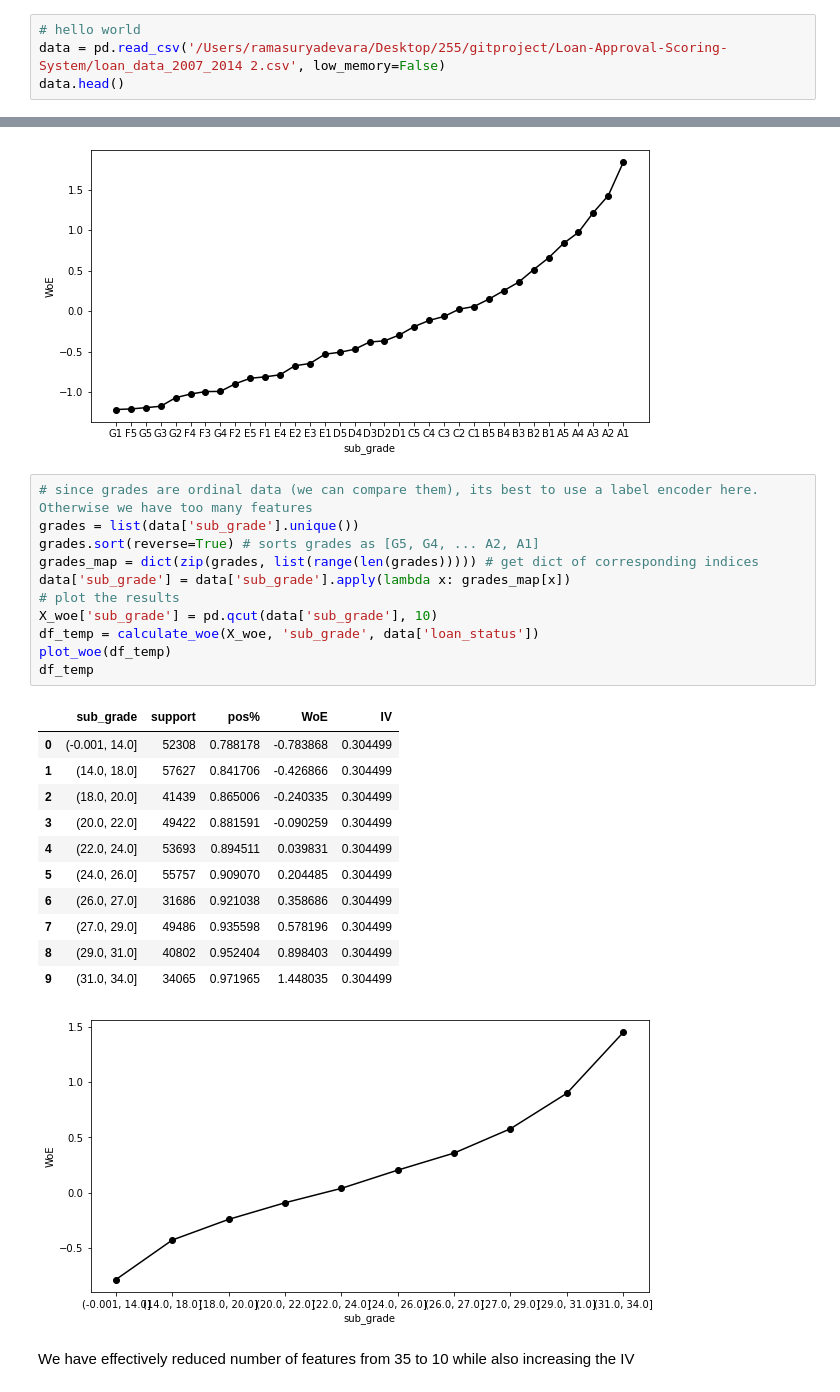
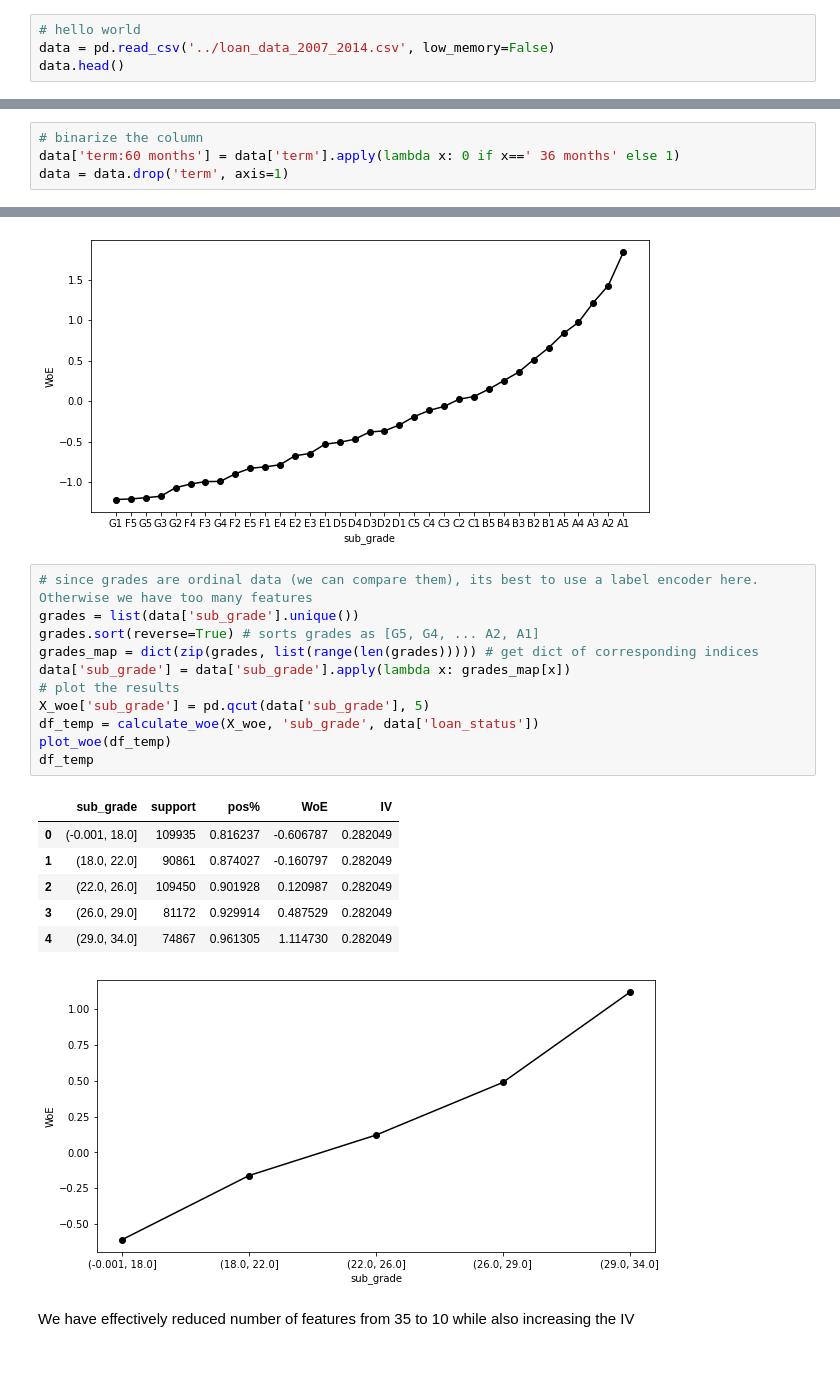
Before and after one commit to Ach113/Loan-Approval-Scoring-System, a Jupyter notebook: LoanApprovalScoring.ipynb, the cells around one changed output, grey strips where cells are left out. Saved outputs shown, nothing was run; the diff lists cells and outputs as text; blank space fills up the shorter version.

```diff
--- a/LoanApprovalScoring.ipynb
+++ b/LoanApprovalScoring.ipynb
@@ -7,6 +10,6 @@ import seaborn as sns
 # %%
 # hello world
-data = pd.read_csv('/Users/ramasuryadevara/Desktop/255/gitproject/Loan-Approval-Scoring-System/loan_data_2007_2014 2.csv', low_memory=False)
+data = pd.read_csv('../loan_data_2007_2014.csv', low_memory=False)
 data.head()
 # %% [output]
 |  | id | member_id | loan_amnt | funded_amnt | funded_amnt_inv | term | int_rate | installment | grade | ... |
@@ -123,6 +132,10 @@ df_temp
 | 0 | 60 months | 128332 | 0.858508 | -0.294894 | 0.03886 |
 | 1 | 36 months | 337953 | 0.902915 | 0.132203 | 0.03886 |
 [figure]
+# %%
+# binarize the column
+data['term:60 months'] = data['term'].apply(lambda x: 0 if x==' 36 months' else 1)
+data = data.drop('term', axis=1)
 # %% [markdown]
 ### int_rate
 # %%
@@ -193,27 +206,22 @@ df_temp
 # %%
 # since grades are ordinal data (we can compare them), its best to use a label encoder here. Otherwise we have too many features
 grades = list(data['sub_grade'].unique())
 grades.sort(reverse=True) # sorts grades as [G5, G4, ... A2, A1]
 grades_map = dict(zip(grades, list(range(len(grades))))) # get dict of corresponding indices
 data['sub_grade'] = data['sub_grade'].apply(lambda x: grades_map[x])
 # plot the results
-X_woe['sub_grade'] = pd.qcut(data['sub_grade'], 10)
+X_woe['sub_grade'] = pd.qcut(data['sub_grade'], 5)
 df_temp = calculate_woe(X_woe, 'sub_grade', data['loan_status'])
 plot_woe(df_temp)
 df_temp
 # %% [output]
 |  | sub_grade | support | pos% | WoE | IV |
-| 0 | (-0.001, 14.0] | 52308 | 0.788178 | -0.783868 | 0.304499 |
-| 1 | (14.0, 18.0] | 57627 | 0.841706 | -0.426866 | 0.304499 |
-| 2 | (18.0, 20.0] | 41439 | 0.865006 | -0.240335 | 0.304499 |
-| 3 | (20.0, 22.0] | 49422 | 0.881591 | -0.090259 | 0.304499 |
-| 4 | (22.0, 24.0] | 53693 | 0.894511 | 0.039831 | 0.304499 |
-| 5 | (24.0, 26.0] | 55757 | 0.909070 | 0.204485 | 0.304499 |
-| 6 | (26.0, 27.0] | 31686 | 0.921038 | 0.358686 | 0.304499 |
-| 7 | (27.0, 29.0] | 49486 | 0.935598 | 0.578196 | 0.304499 |
-| 8 | (29.0, 31.0] | 40802 | 0.952404 | 0.898403 | 0.304499 |
-| 9 | (31.0, 34.0] | 34065 | 0.971965 | 1.448035 | 0.304499 |
+| 0 | (-0.001, 18.0] | 109935 | 0.816237 | -0.606787 | 0.282049 |
+| 1 | (18.0, 22.0] | 90861 | 0.874027 | -0.160797 | 0.282049 |
+| 2 | (22.0, 26.0] | 109450 | 0.901928 | 0.120987 | 0.282049 |
+| 3 | (26.0, 29.0] | 81172 | 0.929914 | 0.487529 | 0.282049 |
+| 4 | (29.0, 34.0] | 74867 | 0.961305 | 1.114730 | 0.282049 |
-[figure, old version]
+[figure, new version]
 # %% [markdown]
 We have effectively reduced number of features from 35 to 10 while also increasing the IV
 # %% [markdown]
```
Also changed, not shown: parts of 32 cells of this notebook, 1 other file.
